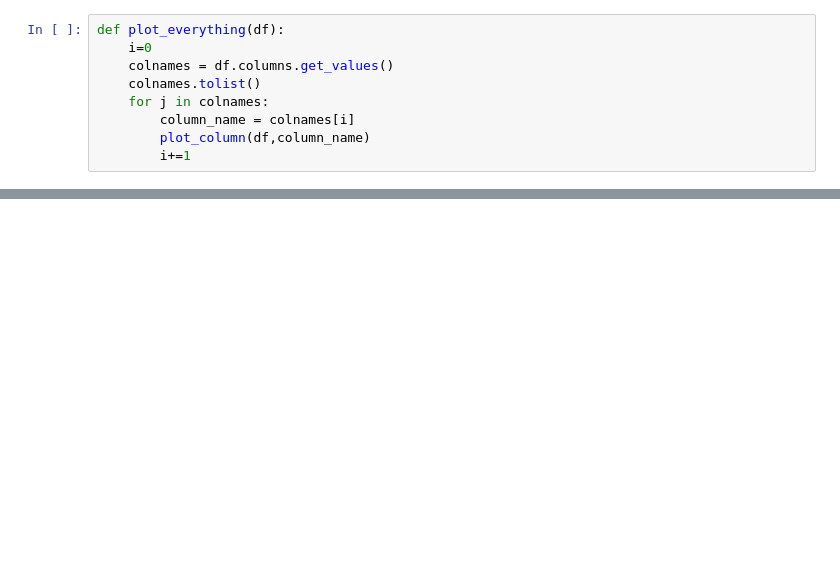
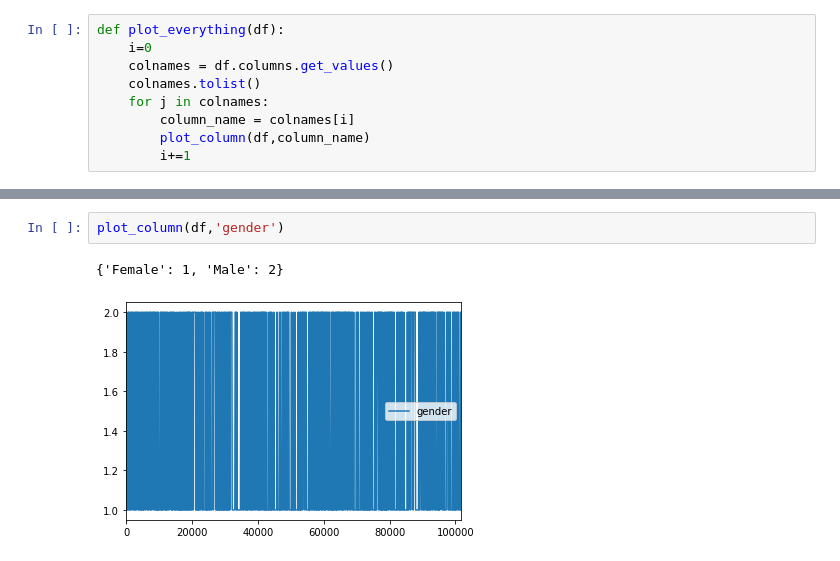
Before and after one commit to LaLoko/kuznia, a Jupyter notebook: cecha vs numer wiersza.ipynb, the cells around one changed output, grey strips where cells are left out. Saved outputs shown, nothing was run; the diff lists cells and outputs as text; blank space fills up the shorter version.

```diff
--- a/cecha vs numer wiersza.ipynb
+++ b/cecha vs numer wiersza.ipynb
@@ -64,0 +83,5 @@ plot_everything(df)
+# %%
+plot_column(df,'gender')
+# %% [output]
+{'Female': 1, 'Male': 2}
+[figure, added]
```
Also changed, not shown: parts of 7 cells of this notebook.
